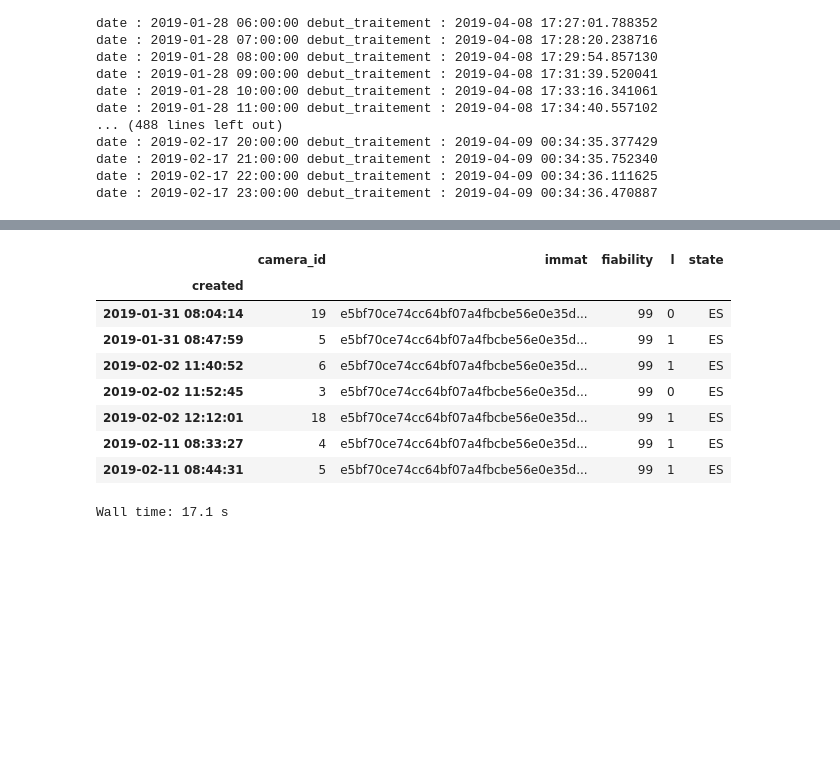
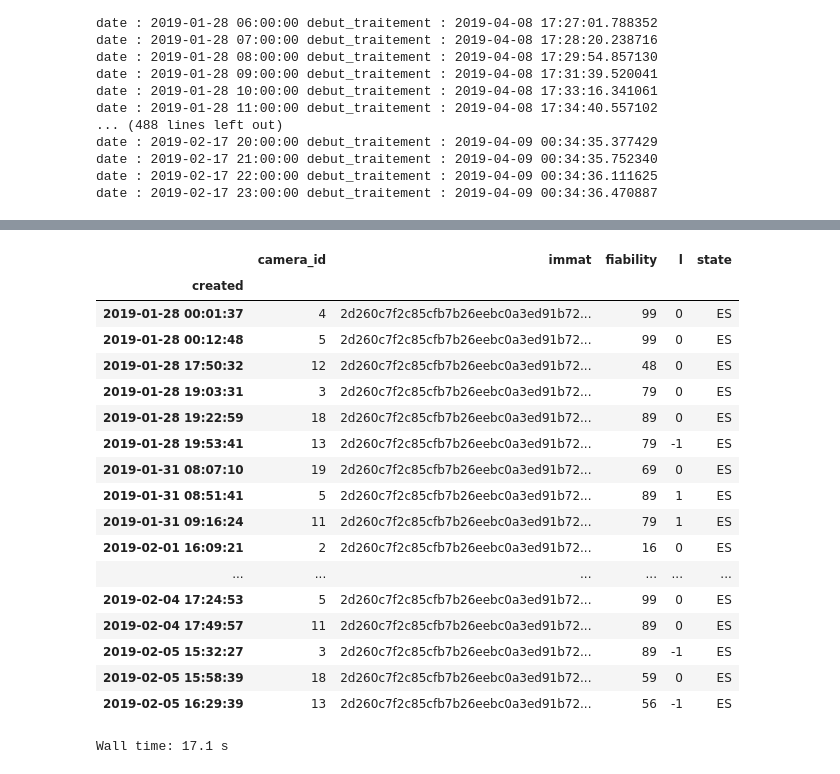
Before and after one commit to nantodevison/lapi, a Jupyter notebook: Carto_Lapi/Analyse/pour_test_travail.ipynb, the cells around one changed output, grey strips where cells are left out. Saved outputs shown, nothing was run; the diff lists cells and outputs as text; code cells hidden in the pictures; blank space fills up the shorter version.

```diff
--- a/Carto_Lapi/Analyse/pour_test_travail.ipynb
+++ b/Carto_Lapi/Analyse/pour_test_travail.ipynb
@@ -244,15 +255,24 @@ dico_passag_od['A660-N10'].set_index('created').loc['2019-01-31 08:00:00':].sort
 # %%
-df_3semaines.loc[df_3semaines['immat']=='e5bf70ce74cc64bf07a4fbcbe56e0e35d267b970']#retrouver cette immatriculatiob dans les données completes
+df_3semaines.loc[df_3semaines['immat']=='2d260c7f2c85cfb7b26eebc0a3ed91b720cf0f06']#retrouver cette immatriculatiob dans les données completes
 # %% [output]
 |  | camera_id | immat | fiability | l | state |
 | created |  |  |  |  |  |
-| 2019-01-31 08:04:14 | 19 | e5bf70ce74cc64bf07a4fbcbe56e0e35d... | 99 | 0 | ES |
-| 2019-01-31 08:47:59 | 5 | e5bf70ce74cc64bf07a4fbcbe56e0e35d... | 99 | 1 | ES |
-| 2019-02-02 11:40:52 | 6 | e5bf70ce74cc64bf07a4fbcbe56e0e35d... | 99 | 1 | ES |
-| 2019-02-02 11:52:45 | 3 | e5bf70ce74cc64bf07a4fbcbe56e0e35d... | 99 | 0 | ES |
-| 2019-02-02 12:12:01 | 18 | e5bf70ce74cc64bf07a4fbcbe56e0e35d... | 99 | 1 | ES |
-| 2019-02-11 08:33:27 | 4 | e5bf70ce74cc64bf07a4fbcbe56e0e35d... | 99 | 1 | ES |
-| 2019-02-11 08:44:31 | 5 | e5bf70ce74cc64bf07a4fbcbe56e0e35d... | 99 | 1 | ES |
+| 2019-01-28 00:01:37 | 4 | 2d260c7f2c85cfb7b26eebc0a3ed91b72... | 99 | 0 | ES |
+| 2019-01-28 00:12:48 | 5 | 2d260c7f2c85cfb7b26eebc0a3ed91b72... | 99 | 0 | ES |
+| 2019-01-28 17:50:32 | 12 | 2d260c7f2c85cfb7b26eebc0a3ed91b72... | 48 | 0 | ES |
+| 2019-01-28 19:03:31 | 3 | 2d260c7f2c85cfb7b26eebc0a3ed91b72... | 79 | 0 | ES |
+| 2019-01-28 19:22:59 | 18 | 2d260c7f2c85cfb7b26eebc0a3ed91b72... | 89 | 0 | ES |
+| 2019-01-28 19:53:41 | 13 | 2d260c7f2c85cfb7b26eebc0a3ed91b72... | 79 | -1 | ES |
+| 2019-01-31 08:07:10 | 19 | 2d260c7f2c85cfb7b26eebc0a3ed91b72... | 69 | 0 | ES |
+| 2019-01-31 08:51:41 | 5 | 2d260c7f2c85cfb7b26eebc0a3ed91b72... | 89 | 1 | ES |
+| 2019-01-31 09:16:24 | 11 | 2d260c7f2c85cfb7b26eebc0a3ed91b72... | 79 | 1 | ES |
+| 2019-02-01 16:09:21 | 2 | 2d260c7f2c85cfb7b26eebc0a3ed91b72... | 16 | 0 | ES |
+| ... | ... | ... | ... | ... | ... |
+| 2019-02-04 17:24:53 | 5 | 2d260c7f2c85cfb7b26eebc0a3ed91b72... | 99 | 0 | ES |
+| 2019-02-04 17:49:57 | 11 | 2d260c7f2c85cfb7b26eebc0a3ed91b72... | 89 | 0 | ES |
+| 2019-02-05 15:32:27 | 3 | 2d260c7f2c85cfb7b26eebc0a3ed91b72... | 89 | -1 | ES |
+| 2019-02-05 15:58:39 | 18 | 2d260c7f2c85cfb7b26eebc0a3ed91b72... | 59 | 0 | ES |
+| 2019-02-05 16:29:39 | 13 | 2d260c7f2c85cfb7b26eebc0a3ed91b72... | 56 | -1 | ES |
 # %%
 #verif sur un trajet a un horaire donnee sur un trajet global
 %time test=t.trajet(df_3semaines.loc['2019-01-29 08:00:00':'2019-01-30 15:00:00'], '2019-01-29 08:00:00', 60, 16, [15,5], type='Global')
```
Also changed, not shown: parts of 11 cells of this notebook, 1 other file.
